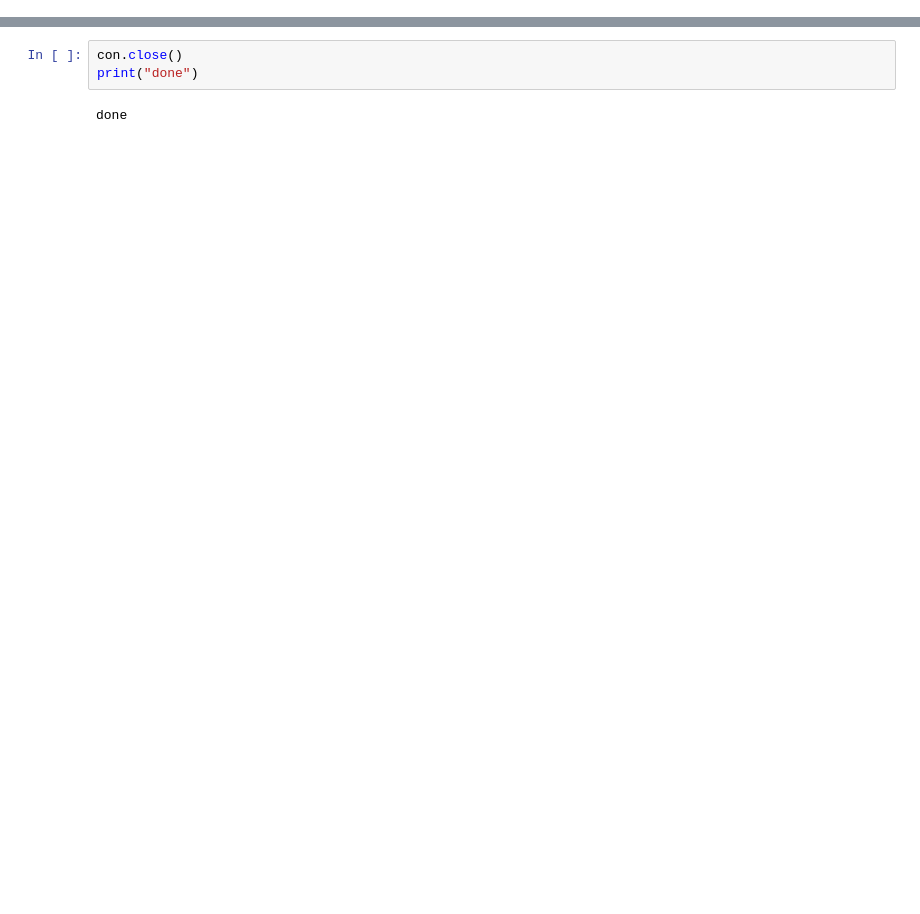
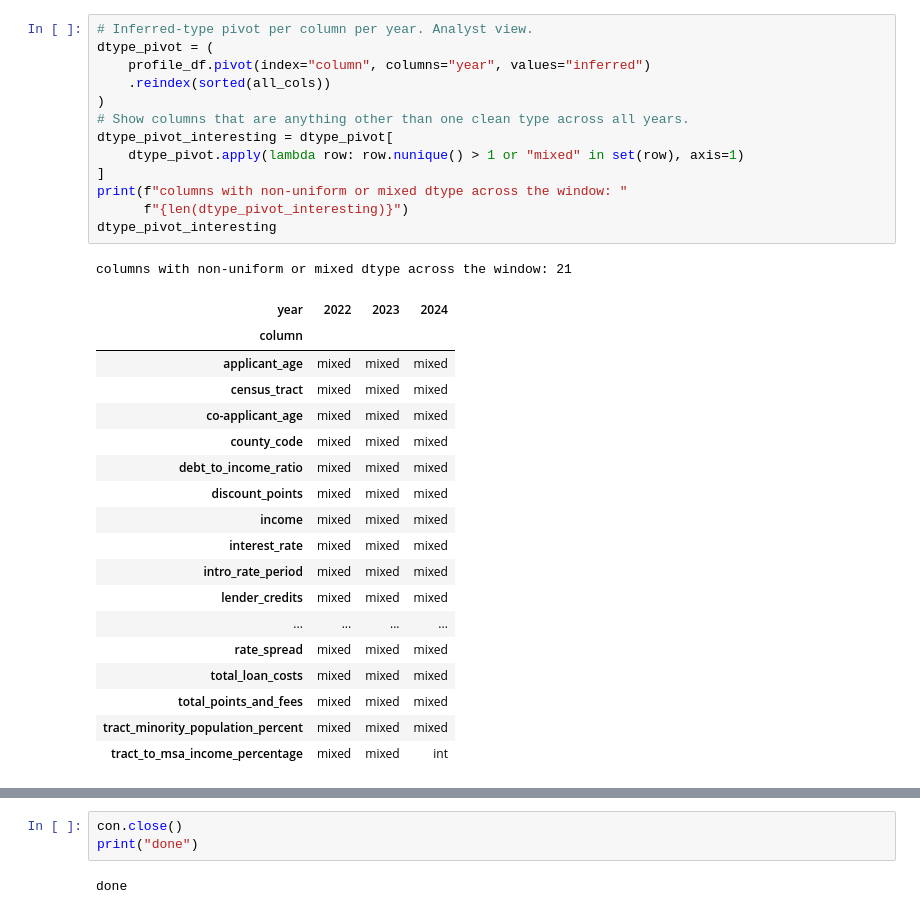
Before and after one commit to thegeshwar/mortgage-lending-analytics, a Jupyter notebook: notebooks/01-hmda-schema-and-quality.ipynb, the cells around one changed output, grey strips where cells are left out. Cells and saved outputs as stored; diff of their text form; blank space fills up the shorter version.

```diff
--- a/notebooks/01-hmda-schema-and-quality.ipynb
+++ b/notebooks/01-hmda-schema-and-quality.ipynb
@@ -734,0 +250,33 @@ updated docs/data-quality-notes.md
+# %%
+# Inferred-type pivot per column per year. Analyst view.
+dtype_pivot = (
+    profile_df.pivot(index="column", columns="year", values="inferred")
+    .reindex(sorted(all_cols))
+)
+# Show columns that are anything other than one clean type across all years.
+dtype_pivot_interesting = dtype_pivot[
+    dtype_pivot.apply(lambda row: row.nunique() > 1 or "mixed" in set(row), axis=1)
+]
+print(f"columns with non-uniform or mixed dtype across the window: "
+      f"{len(dtype_pivot_interesting)}")
+dtype_pivot_interesting
+# %% [output]
+columns with non-uniform or mixed dtype across the window: 21
+| year | 2022 | 2023 | 2024 |
+| column |  |  |  |
+| applicant_age | mixed | mixed | mixed |
+| census_tract | mixed | mixed | mixed |
+| co-applicant_age | mixed | mixed | mixed |
+| county_code | mixed | mixed | mixed |
+| debt_to_income_ratio | mixed | mixed | mixed |
+| discount_points | mixed | mixed | mixed |
+| income | mixed | mixed | mixed |
+| interest_rate | mixed | mixed | mixed |
+| intro_rate_period | mixed | mixed | mixed |
+| lender_credits | mixed | mixed | mixed |
+| ... | ... | ... | ... |
+| rate_spread | mixed | mixed | mixed |
+| total_loan_costs | mixed | mixed | mixed |
+| total_points_and_fees | mixed | mixed | mixed |
+| tract_minority_population_percent | mixed | mixed | mixed |
+| tract_to_msa_income_percentage | mixed | mixed | int |
```
Also changed, not shown: parts of 71 cells of this notebook, 8 other files.
